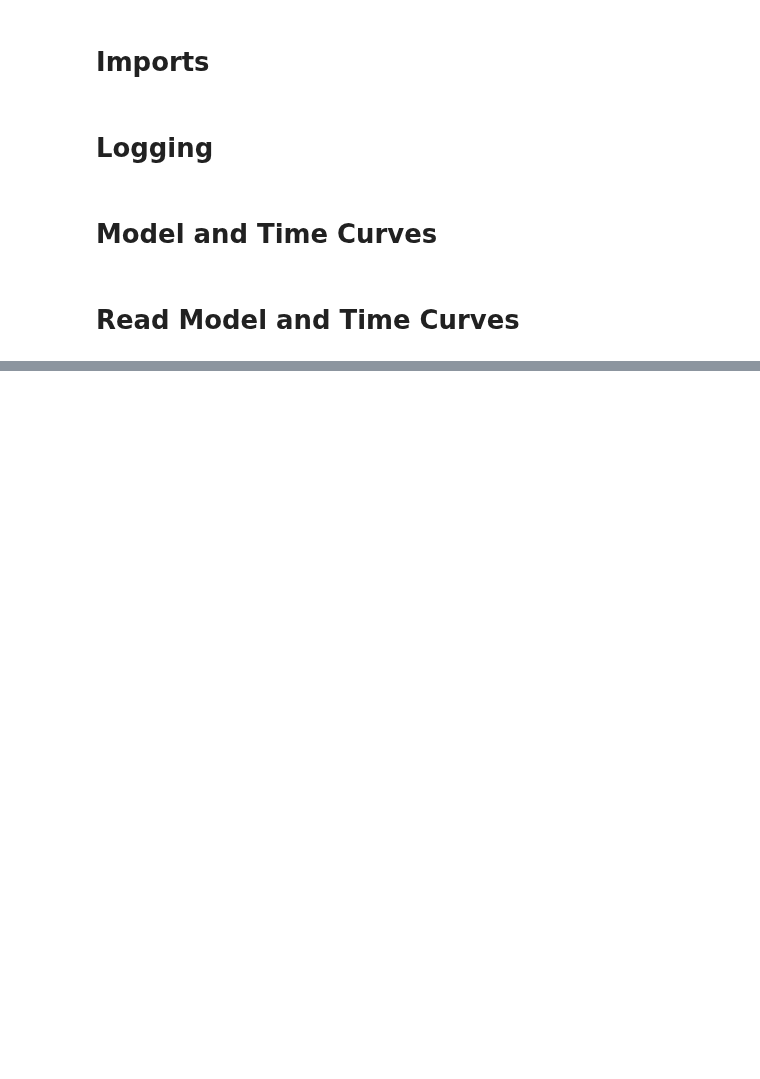
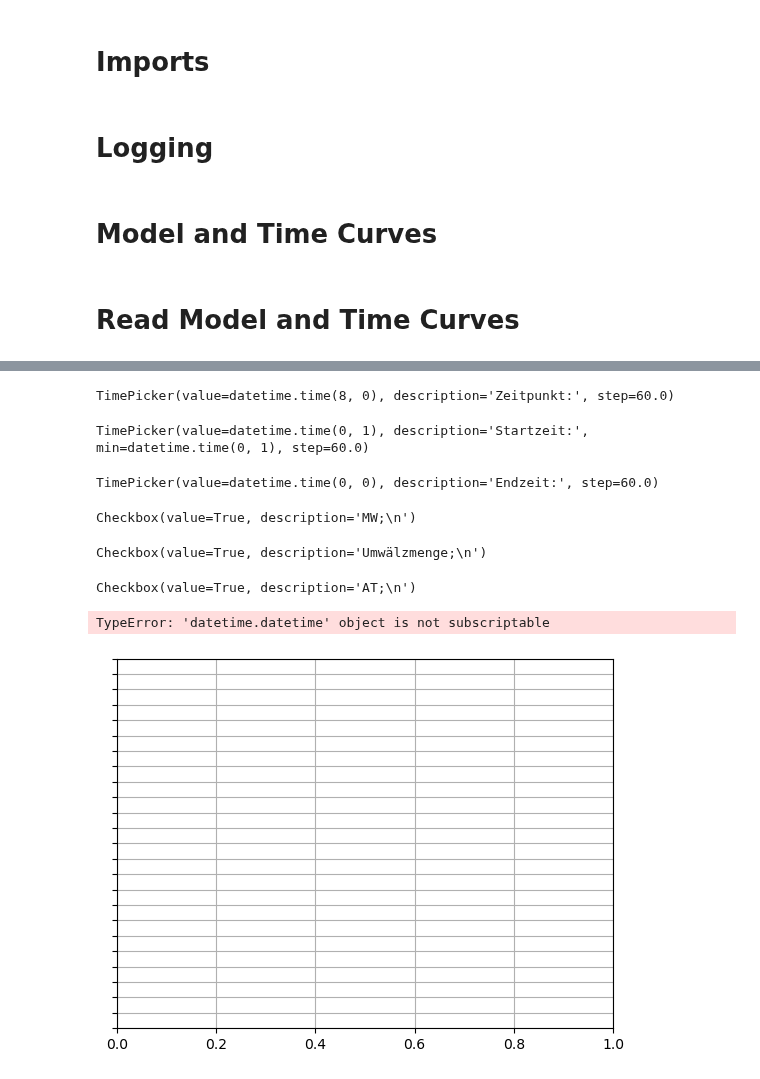
Before and after one commit to 3SConsult/PT3S, a Jupyter notebook: docs/Example2.ipynb, the cells around one changed output, grey strips where cells are left out. Drawn from its saved outputs; the diff is of its cells as text; code cells hidden in the pictures; blank space fills up the shorter version.

```diff
--- a/docs/Example2.ipynb
+++ b/docs/Example2.ipynb
@@ -94,0 +231,50 @@ time_curves_dataframes[1]
+# %%
+import ipywidgets as widgets
+from IPython.display import display
+import datetime
+
+# Create TimePicker widgets for selecting specific times
+Zeitpunkt = widgets.TimePicker(value=datetime.time(8, 0), description='Zeitpunkt:')
+Startzeit = widgets.TimePicker(value=datetime.time(0, 1), min=datetime.time(0, 1), description='Startzeit:')
+Endzeit = widgets.TimePicker(value=datetime.time(0, 0), description='Endzeit:')
+
+# Create a dictionary to hold the checkboxes for measurement options
+checkboxes = {}
+
+# Dynamically create checkboxes based on the second column names of the dataframes
+for df in time_curves_dataframes:
+    column_name = df.columns[1]
+    checkboxes[column_name] = widgets.Checkbox(value=True, description=column_name)
+
+# Function to update the plot based on the widgets' values
+def update_plot(_=None):
+    # Convert widget times to datetime.datetime objects
+    start_datetime = datetime.datetime.combine(datetime.date.today(), Startzeit.value)
+    end_datetime = datetime.datetime.combine(datetime.date.today(), Endzeit.value)
+
+    # Prepare a list of selected measurements based on the checkboxes
+    selected_measurements = [key for key, checkbox in checkboxes.items() if checkbox.value]
+
+    # Call the plotAll function with the selected parameters
+    plotAll(time_curves_dataframes, start_datetime, end_datetime, selected_measurements)
+
+# Observe changes in the widgets and update the plot accordingly
+Startzeit.observe(update_plot, 'value')
+Endzeit.observe(update_plot, 'value')
+for checkbox in checkboxes.values():
+    checkbox.observe(update_plot, 'value')
+
+# Display the widgets
+display(Zeitpunkt, Startzeit, Endzeit, *checkboxes.values())
+
+# Initial plot
+update_plot()
+# %% [output]
+TimePicker(value=datetime.time(8, 0), description='Zeitpunkt:', step=60.0)
+TimePicker(value=datetime.time(0, 1), description='Startzeit:', min=datetime.time(0, 1), step=60.0)
+TimePicker(value=datetime.time(0, 0), description='Endzeit:', step=60.0)
+Checkbox(value=True, description='MW;\n')
+Checkbox(value=True, description='Umwälzmenge;\n')
+Checkbox(value=True, description='AT;\n')
+TypeError: 'datetime.datetime' object is not subscriptable
+[figure, added]
```
Also changed, not shown: parts of 13 cells of this notebook, 7 other files.
